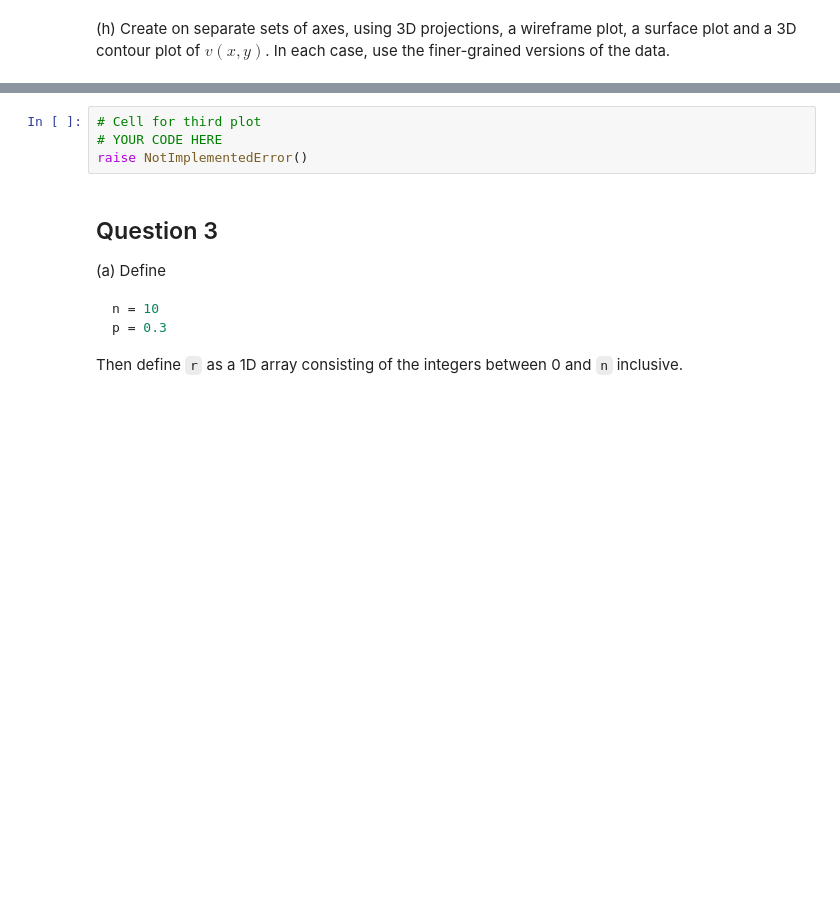
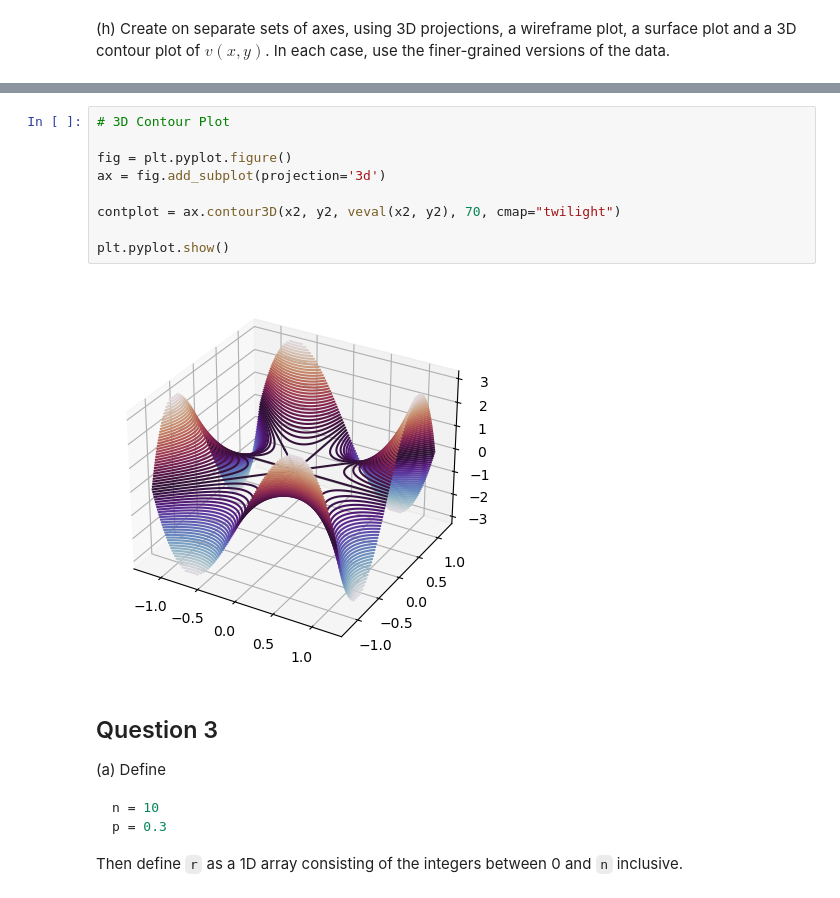
Before and after one commit to Imperial-MATH40006/math40006-2022-23-term2-week4-AridJazzBand, a Jupyter notebook: term2week4.ipynb, the cells around one changed output, grey strips where cells are left out. Drawn from its saved outputs; the diff is of its cells as text; blank space fills up the shorter version.

```diff
--- a/term2week4.ipynb
+++ b/term2week4.ipynb
@@ -392,7 +407,14 @@ raise NotImplementedError()
 # %%
-# Cell for third plot
-# YOUR CODE HERE
-raise NotImplementedError()
+# 3D Contour Plot
+
+fig = plt.pyplot.figure()
+ax = fig.add_subplot(projection='3d')
+
+contplot = ax.contour3D(x2, y2, veval(x2, y2), 70, cmap="twilight")
+
+plt.pyplot.show()
+# %% [output]
+[figure, added]
 # %% [markdown]
 ## Question 3
 
```
Also changed, not shown: parts of 16 cells of this notebook.
